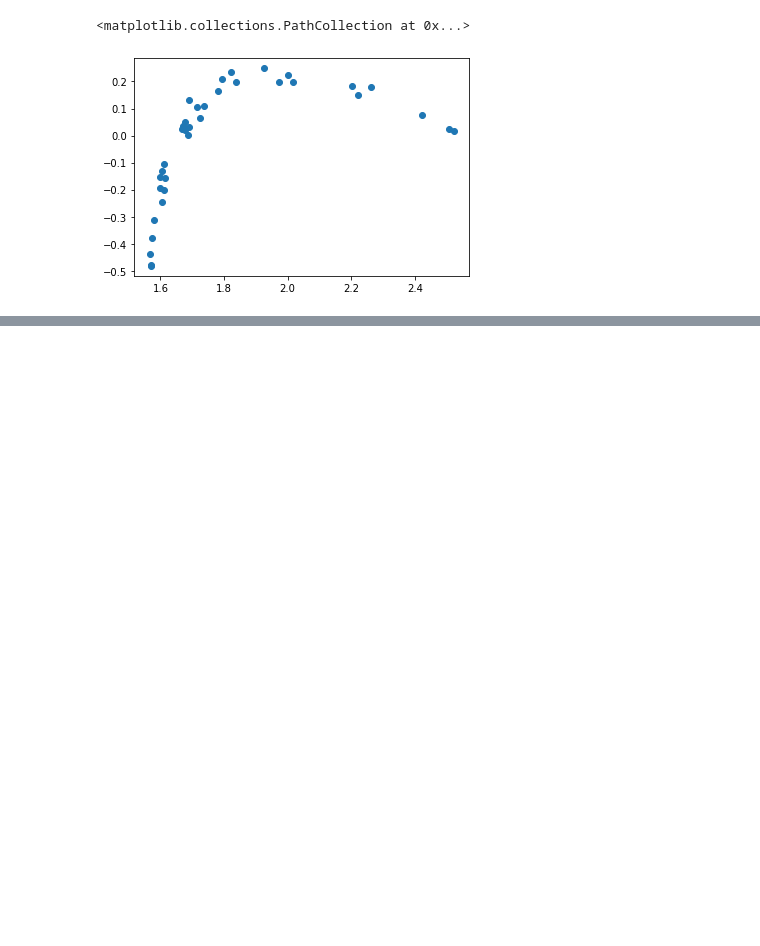
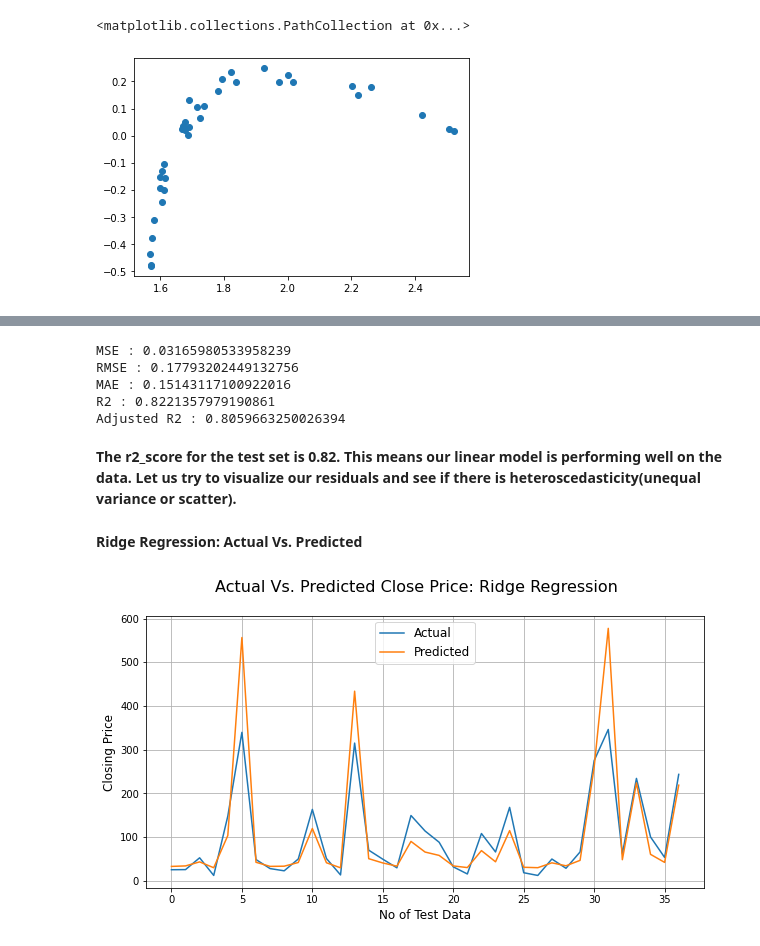
Before and after one commit to niteshgajakosh/yes-Bank-Stock-Closing_Price_Prediction, a Jupyter notebook: Yes_Bank_Stock_Closing_Price_Prediction.ipynb, the cells around one changed output, grey strips where cells are left out. Saved outputs shown, nothing was run; the diff lists cells and outputs as text; code cells hidden in the pictures; blank space fills up the shorter version.

```diff
--- a/Yes_Bank_Stock_Closing_Price_Prediction.ipynb
+++ b/Yes_Bank_Stock_Closing_Price_Prediction.ipynb
@@ -860,0 +946,8 @@ plt.scatter((y_pred_test_lasso),(y_test-y_pred_test_lasso))
+# %%
+#import the packages
+from sklearn.linear_model import Ridge
+
+ridge= Ridge(alpha=0.1)
+# %%
+#FIT THE MODEL
+ridge.fit(X_train,y_train)
@@ -860,0 +961,4 @@ plt.scatter((y_pred_test_lasso),(y_test-y_pred_test_lasso))
+# %%
+#get the X_train and X-test value
+y_pred_train_ridge=ridge.predict(X_train)
+y_pred_test_ridge=ridge.predict(X_test)
@@ -860,0 +1006,32 @@ plt.scatter((y_pred_test_lasso),(y_test-y_pred_test_lasso))
+# %%
+#import the packages
+from sklearn.metrics import mean_squared_error
+#calculate MSE
+MSE_r= mean_squared_error(y_test, y_pred_test_ridge)
+print("MSE :",MSE_r)
+
+#calculate RMSE
+RMSE_r=np.sqrt(MSE_r)
+print("RMSE :",RMSE_r)
+
+
+#calculate MAE
+MAE_r= mean_absolute_error(y_test, y_pred_test_ridge)
+print("MAE :",MAE_r)
+
+
+#import the packages
+from sklearn.metrics import r2_score
+#calculate r2 and adjusted r2
+r2_r= r2_score((y_test), (y_pred_test_ridge))
+print("R2 :",r2_r)
+Adjusted_R2_r=(1-(1-r2_score((y_test), (y_pred_test_ridge)))*((X_test.shape[0]-1)/(X_test.shape[0]-X_test.shape[1]-1)) )
+print("Adjusted R2 :",1-(1-r2_score((y_test), (y_pred_test_ridge)))*((X_test.shape[0]-1)/(X_test.shape[0]-X_test.shape[1]-1)) )
+# %% [output]
+MSE : 0.03165980533958239
+RMSE : 0.17793202449132756
+MAE : 0.15143117100922016
+R2 : 0.8221357979190861
+Adjusted R2 : 0.8059663250026394
+# %% [markdown]
+**The r2_score for the test set is 0.82. This means our linear model is performing well on the data. Let us try to visualize our residuals and see if there is heteroscedasticity(unequal variance or scatter).**
@@ -860,0 +1047,14 @@ plt.scatter((y_pred_test_lasso),(y_test-y_pred_test_lasso))
+# %% [markdown]
+**Ridge Regression: Actual Vs. Predicted**
+# %%
+# Actual Price vs. Predicted Price for Ridge Regression Plotting
+plt.figure(figsize=(10,5))
+plt.plot(10**(np.array(y_test)))
+plt.plot(10**(y_pred_test_ridge))
+plt.suptitle('Actual Vs. Predicted Close Price: Ridge Regression', fontsize=16)
+plt.legend(['Actual','Predicted'], fontsize=12)
+plt.xlabel('No of Test Data', fontsize=12)
+plt.ylabel('Closing Price', fontsize=12)
+plt.grid()
+# %% [output]
+[figure, added]
```
Also changed, not shown: parts of 37 cells of this notebook.
